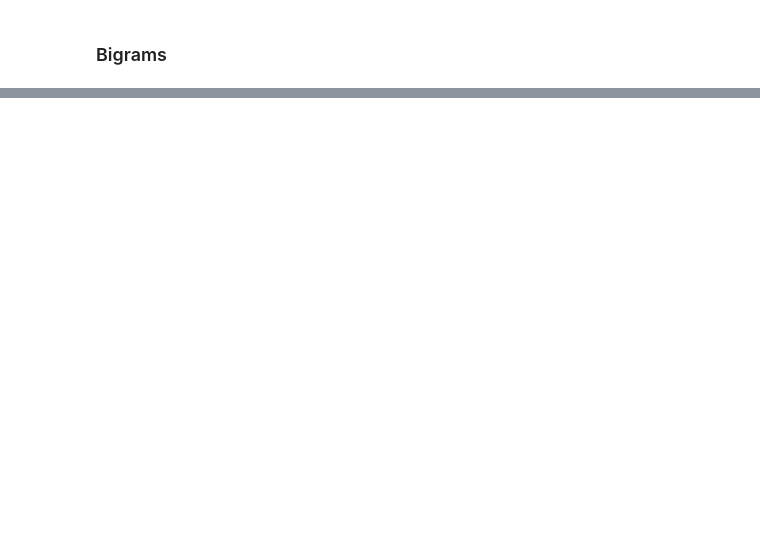
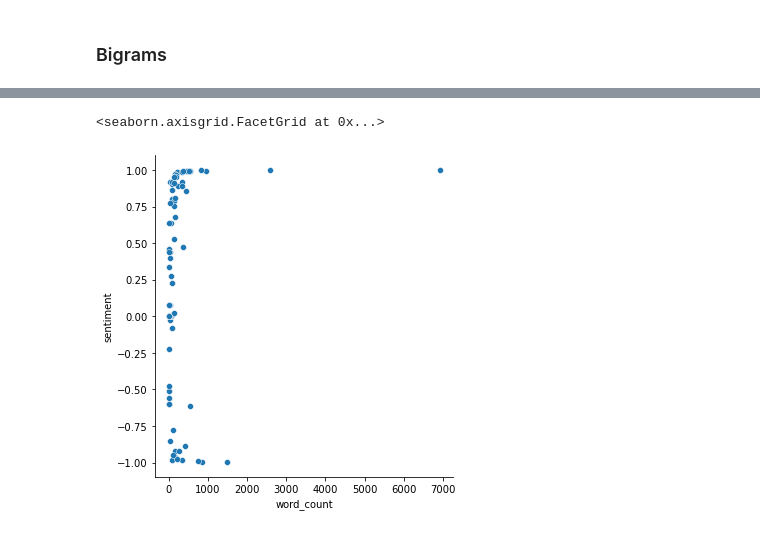
Before and after one commit to NLP-Dream-Team/nlp-project, a Jupyter notebook: wheeler_notebook.ipynb, the cells around one changed output, grey strips where cells are left out. Saved outputs shown, nothing was run; the diff lists cells and outputs as text; code cells hidden in the pictures; blank space fills up the shorter version.

```diff
--- a/wheeler_notebook.ipynb
+++ b/wheeler_notebook.ipynb
@@ -283,0 +400,6 @@ Text(0.5, 1.0, 'Top 10 most common ruby bigrams')
+# %%
+train['message_length'] = train.lemmatized.apply(len)
+
+train['word_count'] = train.lemmatized.apply(basic_clean).apply(str.split).apply(len)
+
+train.head()
@@ -283,0 +413,4 @@ Text(0.5, 1.0, 'Top 10 most common ruby bigrams')
+# %%
+import nltk.sentiment
+sia = nltk.sentiment.SentimentIntensityAnalyzer()
+sia.polarity_scores(all_words)
@@ -283,0 +419,3 @@ Text(0.5, 1.0, 'Top 10 most common ruby bigrams')
+# %%
+train['sentiment'] = train.lemmatized.apply(lambda doc: sia.polarity_scores(doc)['compound'])
+train
@@ -283,0 +452,6 @@ Text(0.5, 1.0, 'Top 10 most common ruby bigrams')
+# %%
+#plot message_length vs sentiment and hue by label
+sns.relplot(data = train, x = 'word_count', y = 'sentiment')
+# %% [output]
+<seaborn.axisgrid.FacetGrid at 0x...>
+[figure, added]
```
Also changed, not shown: parts of 50 cells of this notebook.
